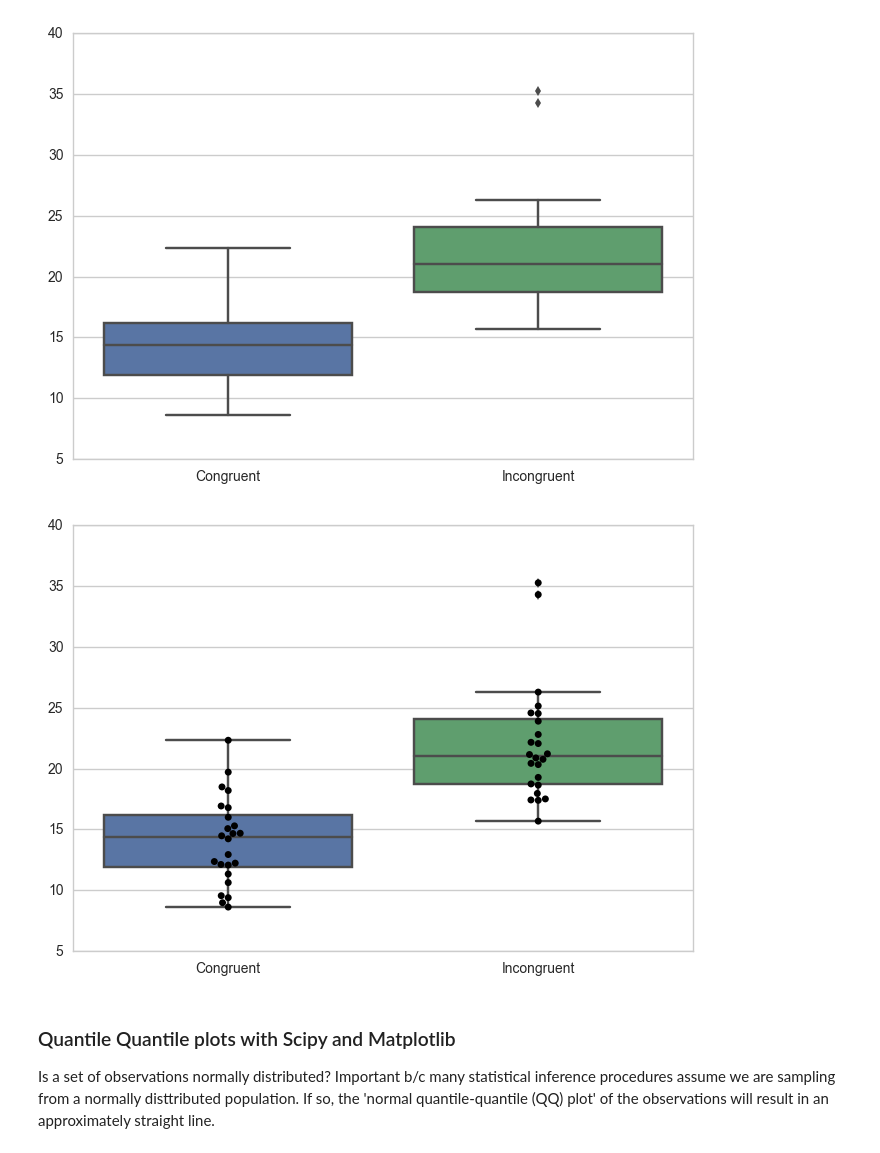
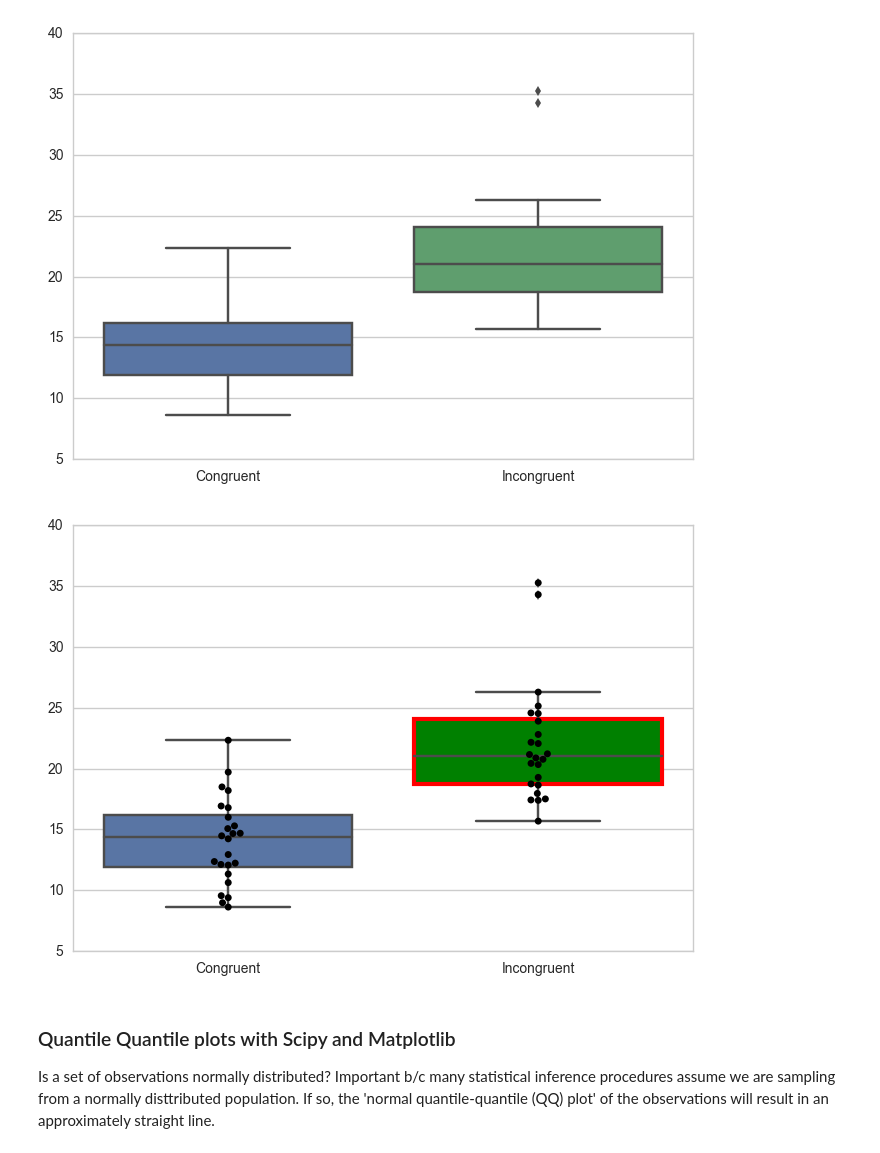
Before and after one commit to hichana/data-science-quiver, a Jupyter notebook: plotting_and_graphs.ipynb, the cells around one changed output. Saved outputs shown, nothing was run; the diff lists cells and outputs as text; code cells hidden in the pictures.

Commit message:
add changes to Statistics and plotting

```diff
--- a/plotting_and_graphs.ipynb
+++ b/plotting_and_graphs.ipynb
@@ -105,12 +105,19 @@ plt.show()
 # %% [output]
 [figure]
 # %%
-# Multiple variables vertical swarmplot
+# Multiple variables vertical swarmplot with selected styling
 ax = sns.boxplot(data=sample_data)
 ax = sns.swarmplot(data=sample_data, color='.0')
+
+mybox = ax.artists[1]
+
+mybox.set_facecolor('green')
+mybox.set_edgecolor('red')
+mybox.set_linewidth(3)
+
 plt.show()
 # %% [output]
-[figure, old version]
+[figure, new version]
 # %% [markdown]
 ### Quantile Quantile plots with Scipy and Matplotlib
 Is a set of observations normally distributed? Important b/c many statistical inference procedures assume we are sampling from a normally disttributed population. If so, the 'normal quantile-quantile (QQ) plot' of the observations will result in an approximately straight line.
```
Also changed, not shown: 2 other files.
